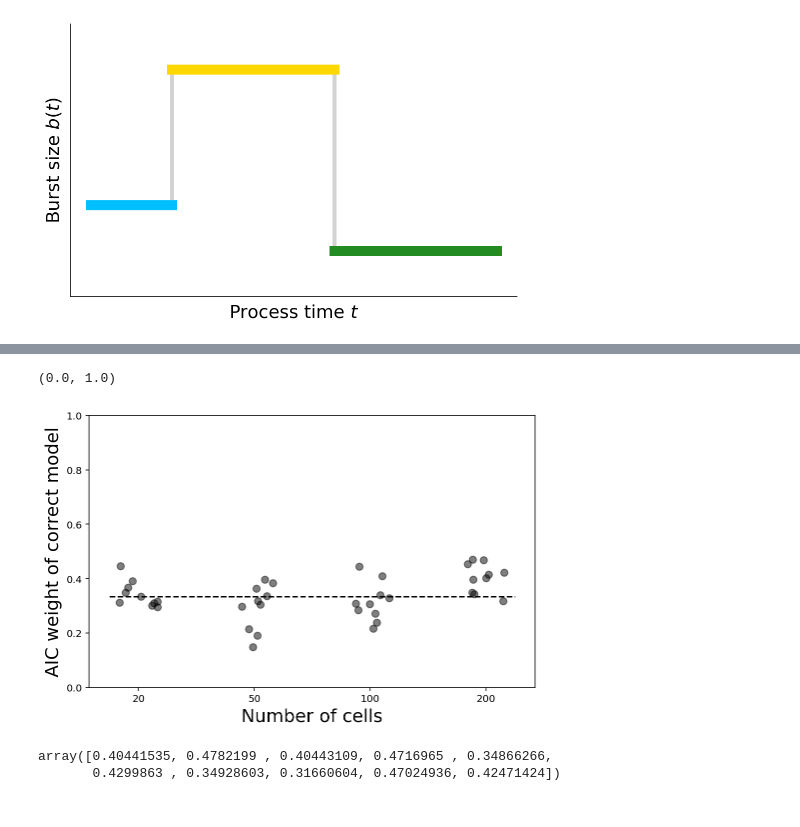
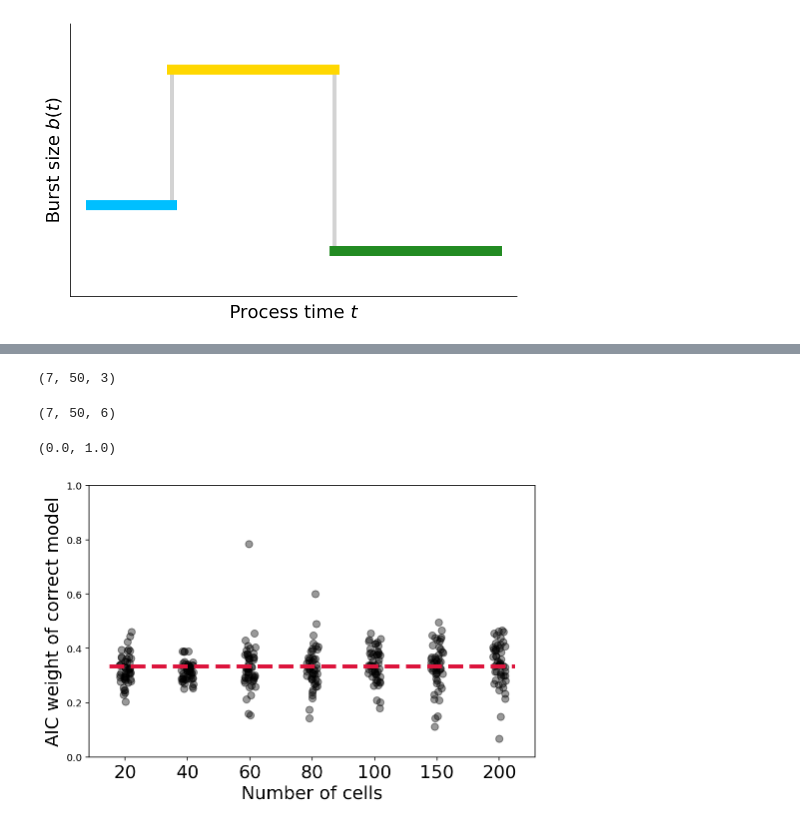
Before and after one commit to pachterlab/GVP_2023, a Jupyter notebook: gg230119_reactors.ipynb, the cells around one changed output, grey strips where cells are left out. Saved outputs shown, nothing was run; the diff lists cells and outputs as text; code cells hidden in the pictures.

```diff
--- a/gg230119_reactors.ipynb
+++ b/gg230119_reactors.ipynb
@@ -1136,0 +1084,12 @@ logL = -np.asarray([[[z.fun for z in y] for y in x] for x in res])
+# %%
+
+res = []
+for n_cells in n_cells_vec:
+    parfun = lambda seed: parallelized_trial(n_cells,norm_std,norm_mean,T,switch_times,max_state_space_size,seed)
+    res_nc = parallelize(
+        parfun,
+        np.arange(n_trials),
+        n_cores,
+        n_trials,
+        use_tqdm=True)
+    res.append(res_nc)
@@ -1137,3 +1104,22 @@ logL = -np.asarray([[[z.fun for z in y] for y in x] for x in res])
+# %%
+import pickle
+with open('./data/gg230126_reactors_1gene.pickle', "wb") as logLfs:
+    pickle.dump(res, logLfs)
+# %%
+import pickle
+with open('./data/gg230126_reactors_1gene.pickle', "rb") as logLfs:
+    res = pickle.load(logLfs)
+# %%
+logL = -np.asarray([[[y.fun for y in x[1]] for x in r] for r in res])
+pars = np.asarray([np.log10([x[0] for x in res[0]]) for r in res])
+# %%
+logL.shape
+# %% [output]
+(7, 50, 3)
+# %%
+pars.shape
+# %% [output]
+(7, 50, 6)
 # %%
 AIC_values = -2*logL
 AICmin = np.amin(AIC_values,2)
@@ -1142,20 +1128,15 @@ AIC = np.exp(-dAIC/2)
 AIC /= AIC.sum(2)[:,:,None]
 # %%
 fig1,ax1 = plt.subplots(1,1,figsize=dims)
-nC = [20,50,100,200]
-for k in range(4):
-    plt.scatter(k+(np.random.rand(10)-0.5)/3, AIC[k,:,0],50,'k',alpha=0.5)
-ax1.set_xticks(np.arange(4),nC)
+# nC = [20,50,100]
+for k in range(len(n_cells_vec)):
+    plt.scatter(k+(np.random.rand(n_trials)-0.5)/5, AIC[k,:,0],50,'k',alpha=0.4)
+ax1.set_xticks(np.arange(len(n_cells_vec)),n_cells_vec,fontsize=fs)
 ax1.set_xlabel('Number of cells',fontsize=fs)
 ax1.set_ylabel('AIC weight of correct model',fontsize=fs)
-plt.plot([-0.25,3.25],[1/3]*2,'k--')
+plt.plot([-0.25,len(n_cells_vec)-0.75],[1/3]*2,'--',color='crimson',linewidth=4)
 plt.ylim([0,1])
 # plt.legend()
 # %% [output]
 (0.0, 1.0)
-[figure, old version]
+[figure, new version]
-# %%
-AIC[k,:,2]
-# %% [output]
-array([0.40441535, 0.4782199 , 0.40443109, 0.4716965 , 0.34866266,
-       0.4299863 , 0.34928603, 0.31660604, 0.47024936, 0.42471424])
```
Also changed, not shown: parts of 121 cells of this notebook, 4 other files.
